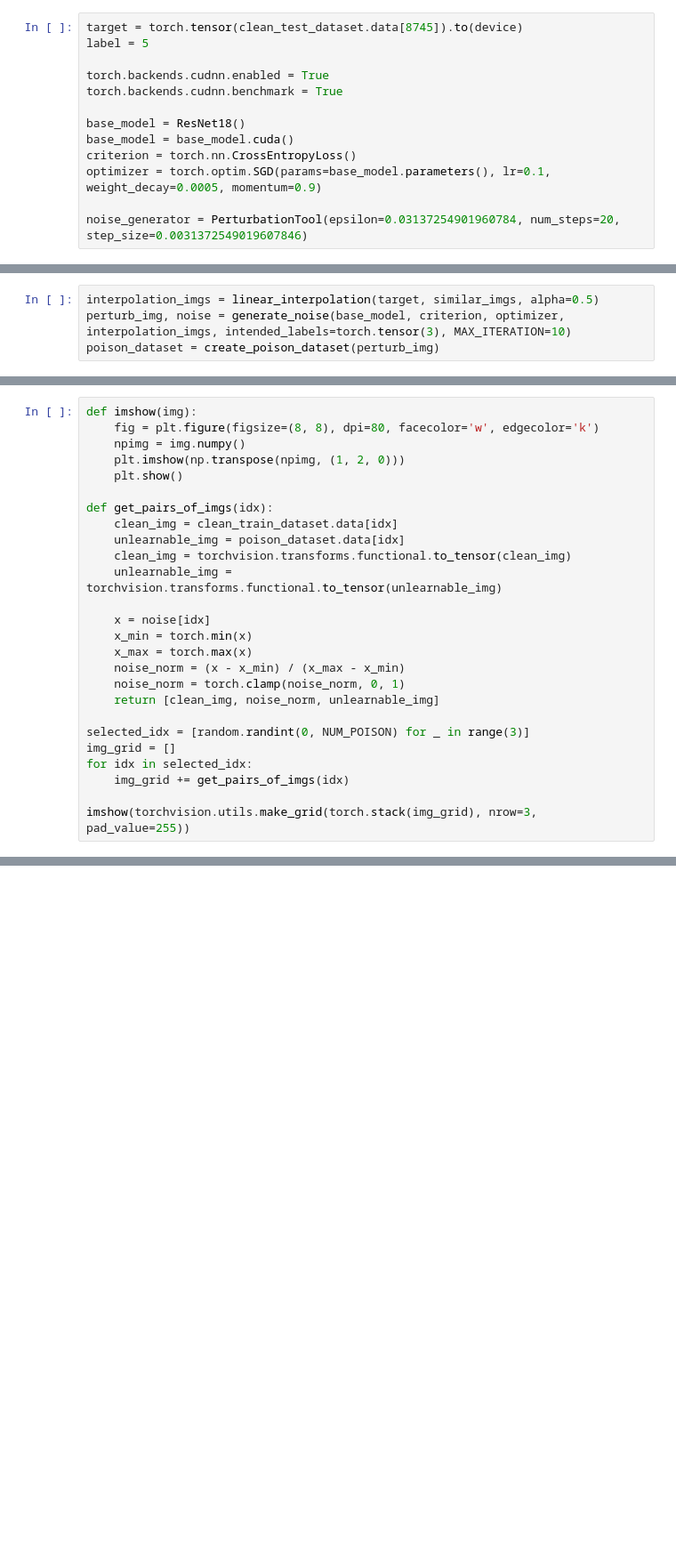
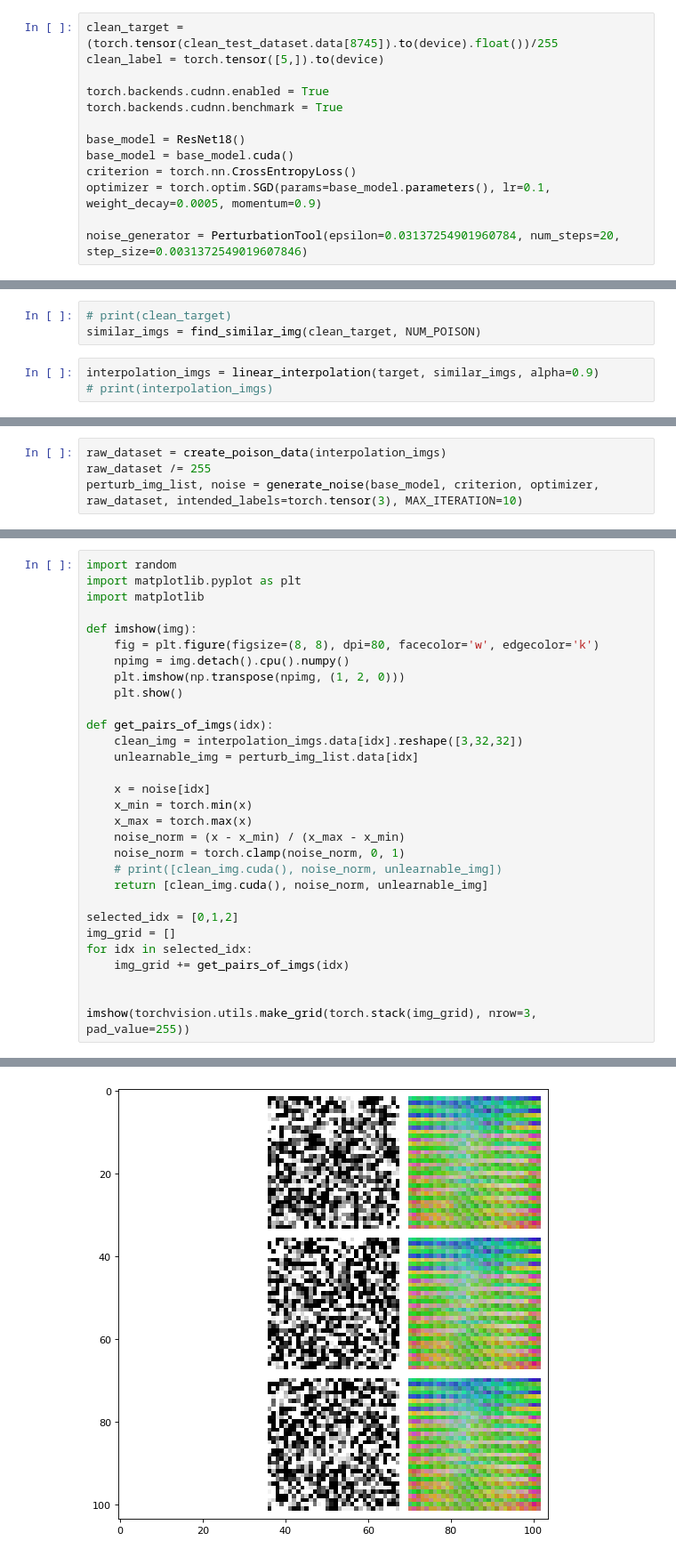
Before and after one commit to ABravoCode/UnlearnPoison, a Jupyter notebook: demo.ipynb, the cells around one changed output, grey strips where cells are left out. Shown at 89% size. Cells and saved outputs as stored; diff of their text form; blank space fills up the shorter version.

```diff
--- a/demo.ipynb
+++ b/demo.ipynb
@@ -294,6 +344,6 @@ Files already downloaded and verified
 # %%
-target = torch.tensor(clean_test_dataset.data[8745]).to(device)
-label = 5
+clean_target = (torch.tensor(clean_test_dataset.data[8745]).to(device).float())/255
+clean_label = torch.tensor([5,]).to(device)
 
 torch.backends.cudnn.enabled = True
 torch.backends.cudnn.benchmark = True
@@ -308,0 +359,6 @@ similar_imgs = find_similar_img(target, NUM_POISON)
+# %%
+# print(clean_target)
+similar_imgs = find_similar_img(clean_target, NUM_POISON)
+# %%
+interpolation_imgs = linear_interpolation(target, similar_imgs, alpha=0.9)
+# print(interpolation_imgs)
@@ -309,5 +367,5 @@ similar_imgs = find_similar_img(target, NUM_POISON)
 # %%
-interpolation_imgs = linear_interpolation(target, similar_imgs, alpha=0.5)
-perturb_img, noise = generate_noise(base_model, criterion, optimizer, interpolation_imgs, intended_labels=torch.tensor(3), MAX_ITERATION=10)
-poison_dataset = create_poison_dataset(perturb_img)
+raw_dataset = create_poison_data(interpolation_imgs)
+raw_dataset /= 255
+perturb_img_list, noise = generate_noise(base_model, criterion, optimizer, raw_dataset, intended_labels=torch.tensor(3), MAX_ITERATION=10)
 # %% [output]
@@ -315,26 +373,31 @@ IndexError: index 50 is out of bounds for dimension 0 with size 50
 # %%
+import random
+import matplotlib.pyplot as plt
+import matplotlib
+
 def imshow(img):
     fig = plt.figure(figsize=(8, 8), dpi=80, facecolor='w', edgecolor='k')
-    npimg = img.numpy()
+    npimg = img.detach().cpu().numpy()
     plt.imshow(np.transpose(npimg, (1, 2, 0)))
     plt.show()
 
 def get_pairs_of_imgs(idx):
-    clean_img = clean_train_dataset.data[idx]
-    unlearnable_img = poison_dataset.data[idx]
-    clean_img = torchvision.transforms.functional.to_tensor(clean_img)
-    unlearnable_img = torchvision.transforms.functional.to_tensor(unlearnable_img)
+    clean_img = interpolation_imgs.data[idx].reshape([3,32,32])
+    unlearnable_img = perturb_img_list.data[idx]
 
     x = noise[idx]
     x_min = torch.min(x)
     x_max = torch.max(x)
     noise_norm = (x - x_min) / (x_max - x_min)
     noise_norm = torch.clamp(noise_norm, 0, 1)
-    return [clean_img, noise_norm, unlearnable_img]
+    # print([clean_img.cuda(), noise_norm, unlearnable_img])
+    return [clean_img.cuda(), noise_norm, unlearnable_img]
 
-selected_idx = [random.randint(0, NUM_POISON) for _ in range(3)]
+selected_idx = [0,1,2]
 img_grid = []
 for idx in selected_idx:
     img_grid += get_pairs_of_imgs(idx)
 
+
 imshow(torchvision.utils.make_grid(torch.stack(img_grid), nrow=3, pad_value=255))
+# %% [output]
@@ -341 +405,2 @@ imshow(torchvision.utils.make_grid(torch.stack(img_grid), nrow=3, pad_value=255)
+[figure, added]
 # %%
```
Also changed, not shown: parts of 13 cells of this notebook, 1 other file.
